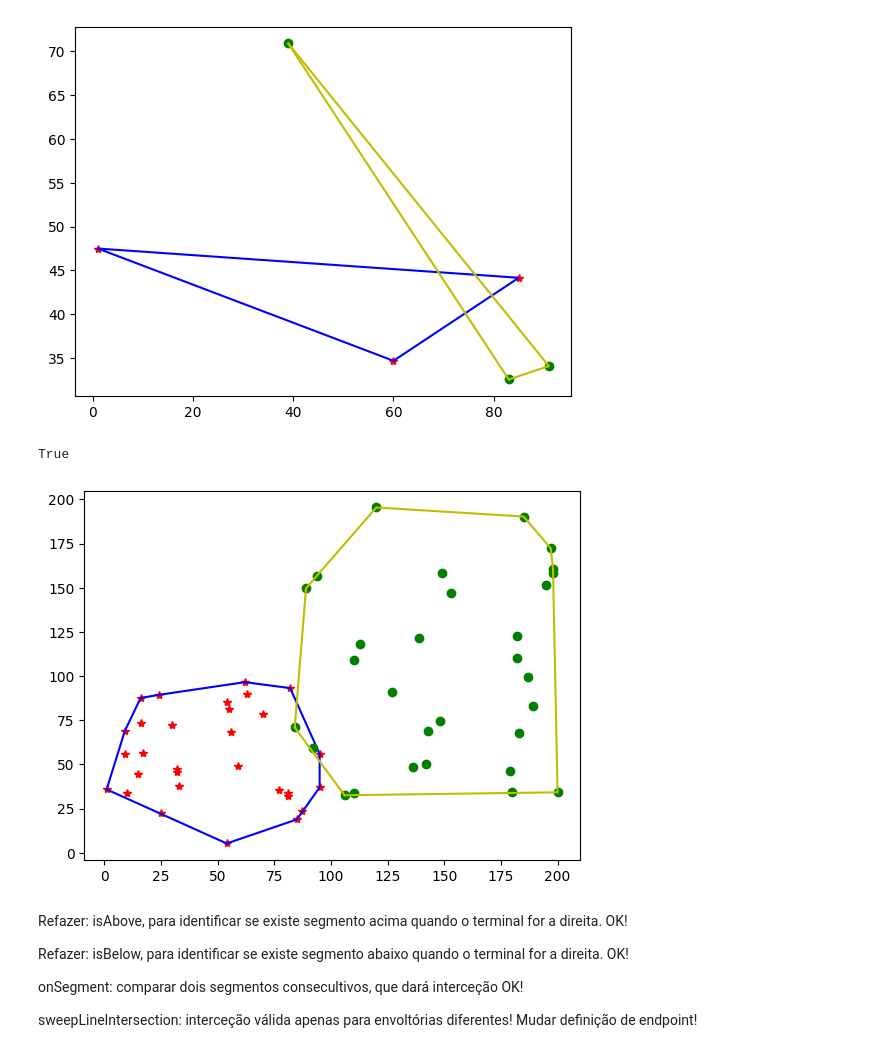
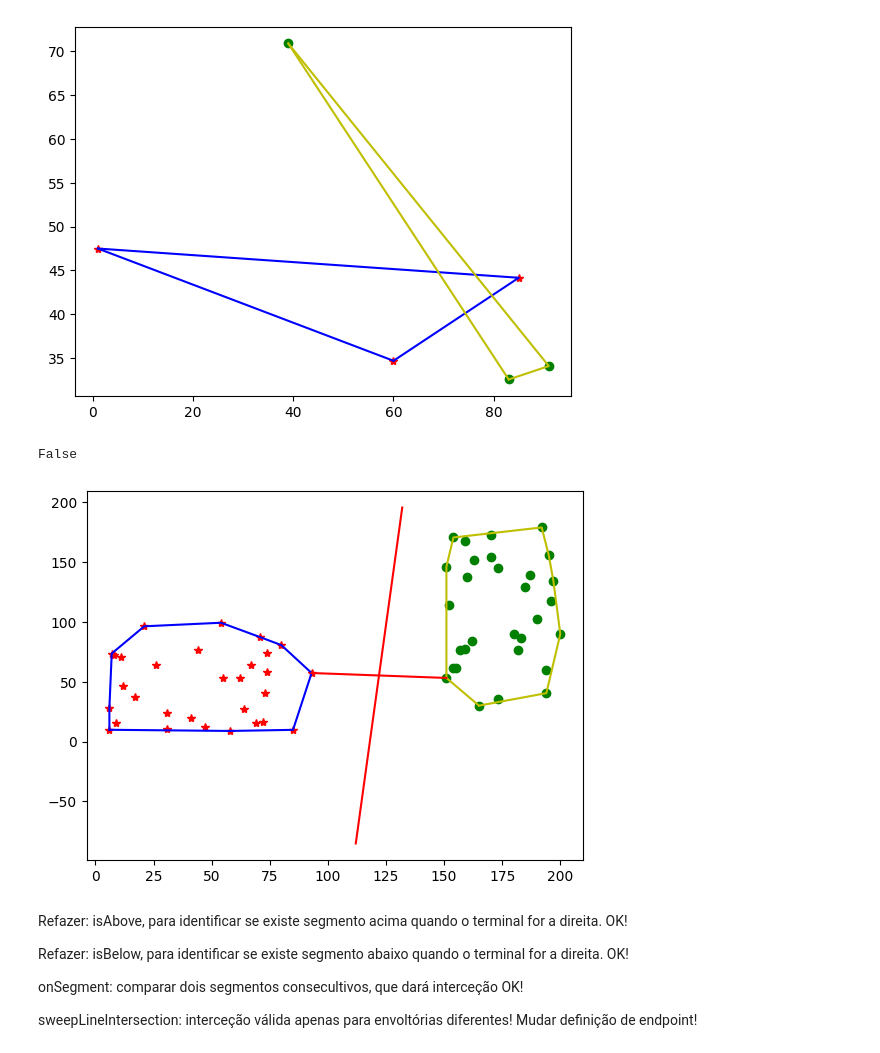
Before and after one commit to Gcastelo01/TP1_Alg2, a Jupyter notebook: TP1_Classificador.ipynb, the cells around one changed output. Drawn from its saved outputs; the diff is of its cells as text; code cells hidden in the pictures.

```diff
--- a/TP1_Classificador.ipynb
+++ b/TP1_Classificador.ipynb
@@ -475,17 +475,25 @@ def preProcessConvexHull(EnvoltoriaA, EnvoltoriaB):
     return (endpoitsList, segmentsList)
 # %%
 nPoints = 30
-(pontosA, EnvoltoriaA) = EnvoltoriaAleatoria(13, numDots=nPoints)
-(pontosB, EnvoltoriaB) = EnvoltoriaAleatoria(15, nPoints, 80, 200, 30, 200)
+(pontosA, EnvoltoriaA) = EnvoltoriaAleatoria(7, numDots=nPoints)
+(pontosB, EnvoltoriaB) = EnvoltoriaAleatoria(21, nPoints, 150, 200, 30, 200)
 
 fig, ax = plt.subplots()
 
 plotEnvoltoria(ax, pontosA, EnvoltoriaA)
 plotEnvoltoria(ax, pontosB, EnvoltoriaB, dotType='go', envType='y-')
 
 e, s = preProcessConvexHull(EnvoltoriaA= EnvoltoriaA, EnvoltoriaB= EnvoltoriaB)
-print(sweepLineIntersection(e, s))
+
+print(sweepLineIntersection(e, s), )
+#model
+modlLines = ourModel(EnvoltoriaA, EnvoltoriaB)
+a, b = modlLines[1]
+ax.plot([a.x, b.x], [a.y, b.y], 'r-')
+a, b = modlLines[0]
+ax.plot([a.x, b.x], [a.y, b.y], 'r-')
+
 plt.show()
 # %% [output]
-True
+False
-[figure, old version]
+[figure, new version]
```
Also changed, not shown: parts of 2 cells of this notebook.
